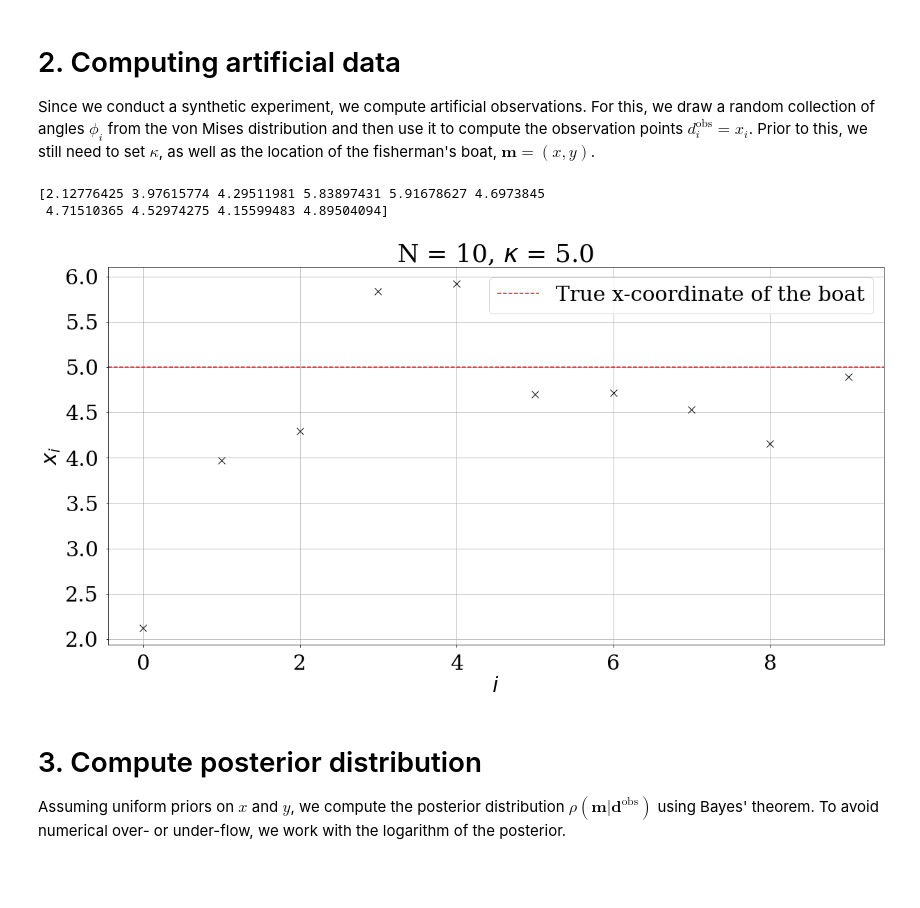
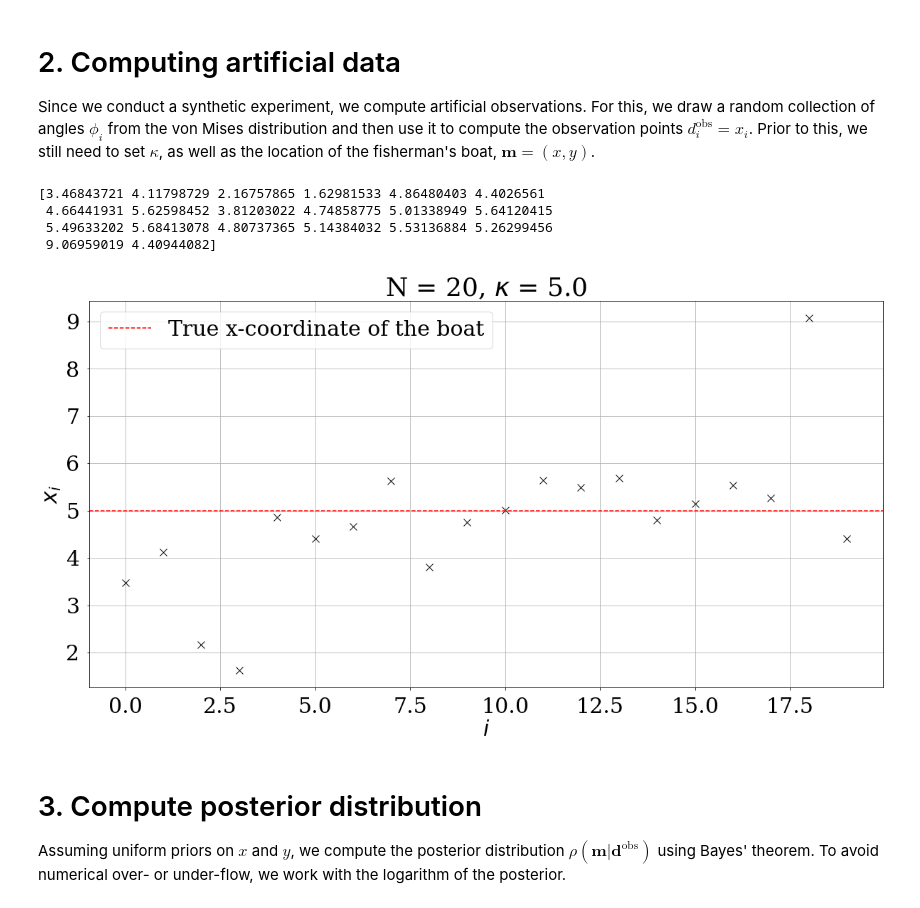
Before and after one commit to fabian-kutschera/WP15_InverseGeophysics, a Jupyter notebook: 01/Find the fisherman/Find the fisherman.ipynb, the cells around one changed output. Cells and saved outputs as stored; diff of their text form; code cells hidden in the pictures; blank space fills up the shorter version.

```diff
--- a/01/Find the fisherman/Find the fisherman.ipynb
+++ b/01/Find the fisherman/Find the fisherman.ipynb
@@ -99,32 +101,34 @@ Since we conduct a synthetic experiment, we compute artificial observations. For
 # %%
 # Set parameter kappa of the von Mises distribution.
 kappa_in = 5.0
 # Set the location of the boat, which we want to estimate.
 x_in = 5.0
 y_in = 2.0
 # Number of observations.
-N = 10
+N = 20
 
 # Draw random angles from the von Mises distribution.
 phi_i = vonmises.rvs(kappa_in, size=N)
 # Compute observation points along the coast.
 x_i = y_in * np.tan(phi_i) + x_in
 print(x_i)
 # Display the observation points.
 plt.subplots(figsize=(20, 10))
 plt.plot(range(N), x_i, "kx", markersize=10)
 plt.grid()
 plt.ylabel(r"$x_i$")
 plt.xlabel(r"$i$")
 plt.axhline(y=x_in, color='r', linestyle='--', label="True x-coordinate of the boat")
 plt.title("N = {}, $\kappa$ = {}".format(N,kappa_in))
 plt.legend()
-plt.savefig("fisherman_vonMises_angles.pdf", format="pdf")
+#plt.savefig("fisherman_vonMises_angles.pdf", format="pdf")
 plt.show()
 # %% [output]
-[2.12776425 3.97615774 4.29511981 5.83897431 5.91678627 4.6973845
- 4.71510365 4.52974275 4.15599483 4.89504094]
+[3.46843721 4.11798729 2.16757865 1.62981533 4.86480403 4.4026561
+ 4.66441931 5.62598452 3.81203022 4.74858775 5.01338949 5.64120415
+ 5.49633202 5.68413078 4.80737365 5.14384032 5.53136884 5.26299456
+ 9.06959019 4.40944082]
-[figure, old version]
+[figure, new version]
 # %% [markdown]
 # 3. Compute posterior distribution
 
```
Also changed, not shown: parts of 2 cells of this notebook.
